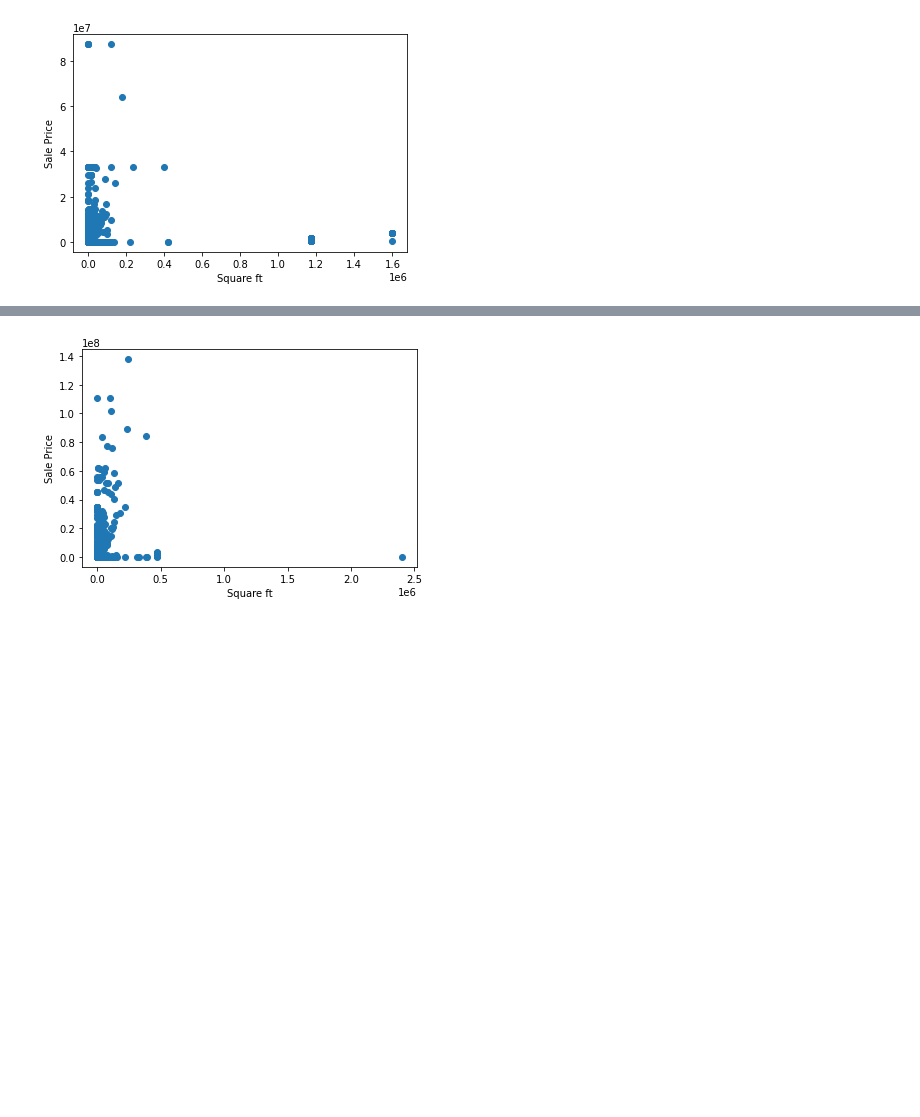
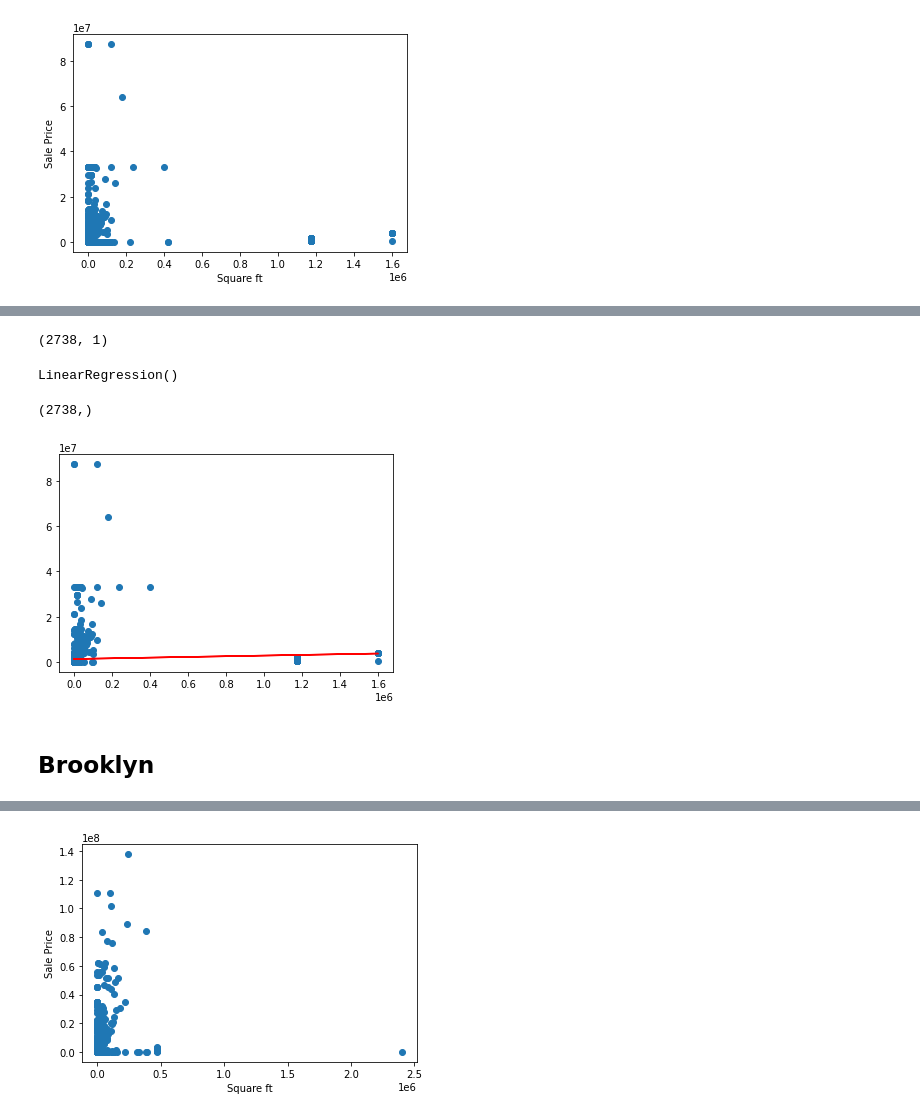
Before and after one commit to mstegmuller/Group_10_Project, a Jupyter notebook: Deliverable2.1_Machine_Learning.ipynb, the cells around one changed output, grey strips where cells are left out. Drawn from its saved outputs; the diff is of its cells as text; code cells hidden in the pictures; blank space fills up the shorter version.

```diff
--- a/Deliverable2.1_Machine_Learning.ipynb
+++ b/Deliverable2.1_Machine_Learning.ipynb
@@ -143,3 +176,28 @@ plt.show()
+# %%
+X.shape
+# %% [output]
+(2738, 1)
+# %%
+y = dfGross_SQ_Ft1.SALE_PRICE
+# %%
+model = LinearRegression()
+# %%
+model.fit(X, y)
+# %% [output]
+LinearRegression()
+# %%
+y_pred = model.predict(X)
+print(y_pred.shape)
+# %% [output]
+(2738,)
+# %%
+plt.scatter(X, y)
+plt.plot(X, y_pred, color='red')
+plt.show()
+# %% [output]
+[figure, added]
+# %% [markdown]
+## Brooklyn
 # %%
 df2 = pd.read_csv(Path('Resources/brooklyn_annual_sales20.csv'))
 df2.head()
```
Also changed, not shown: parts of 52 cells of this notebook.
